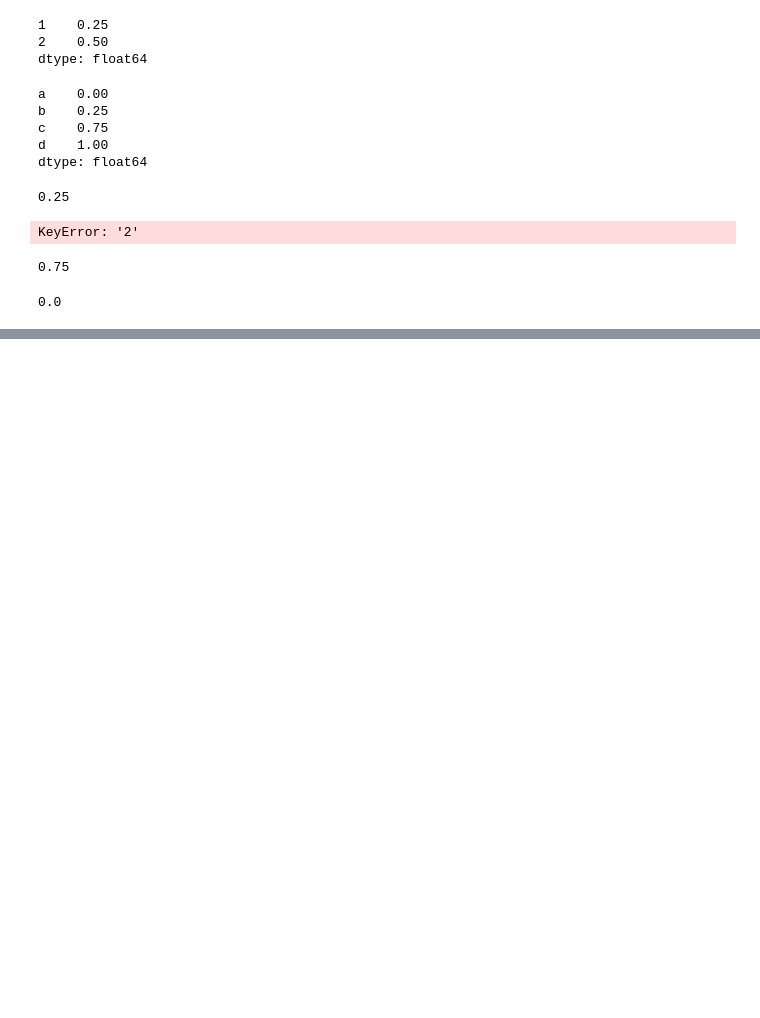
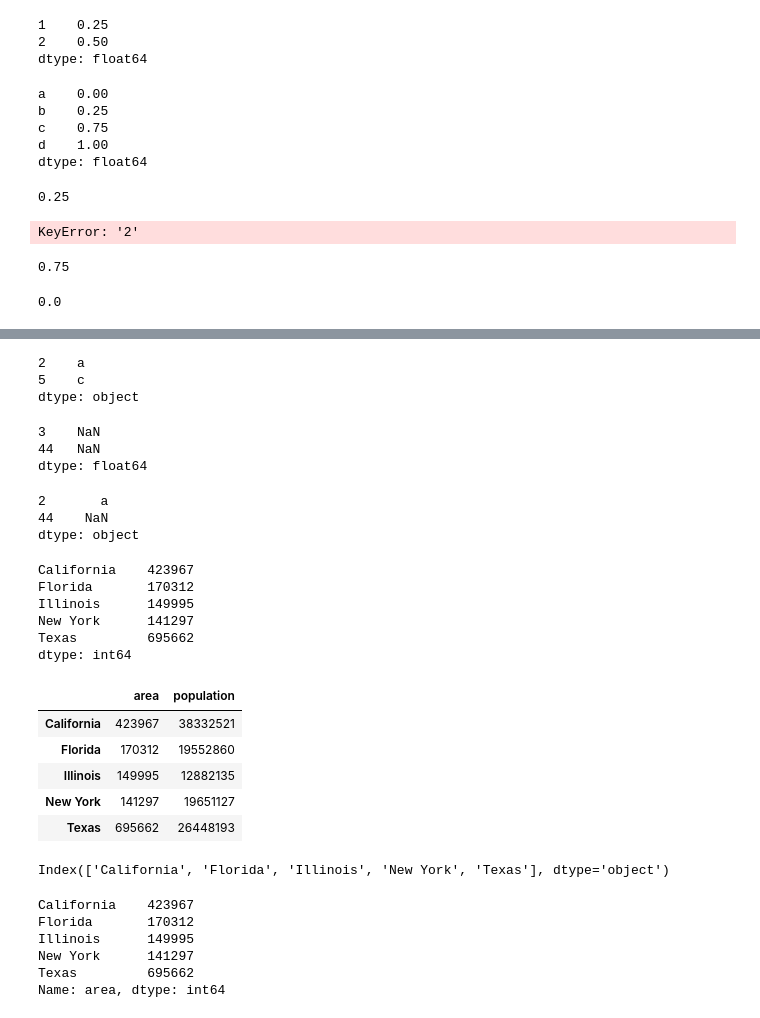
Before and after one commit to alokkshukla/PythonDataScienceHandbook, a Jupyter notebook: notebooks/Pandas.ipynb, the cells around one changed output, grey strips where cells are left out. Drawn from its saved outputs; the diff is of its cells as text; code cells hidden in the pictures; blank space fills up the shorter version.

```diff
--- a/notebooks/Pandas.ipynb
+++ b/notebooks/Pandas.ipynb
@@ -66,0 +65,7 @@ population_dict = {'California':38332521,}
+# %%
+population_dict = {'California':38332521,'Texas': 26448193,
+                           'New York': 19651127,
+                           'Florida': 19552860,
+                           'Illinois': 12882135}
+# %%
+population = pd.Series(population_dict)
@@ -66,0 +93,55 @@ population_dict = {'California':38332521,}
+# %%
+pd.Series({2:'a',5:'c'})
+# %% [output]
+2    a
+5    c
+dtype: object
+# %%
+pd.Series({2:'a',1:'e',6:'7'},index=[3,44])
+# %% [output]
+3    NaN
+44   NaN
+dtype: float64
+# %%
+pd.Series({2:'a',1:'e',6:'7'},index=[2,44])
+# %% [output]
+2       a
+44    NaN
+dtype: object
+# %%
+area_dict = {'California': 423967, 'Texas': 695662, 'New York': 141297,
+             'Florida': 170312, 'Illinois': 149995}
+# %%
+area = pd.Series(area_dict)
+area
+# %% [output]
+California    423967
+Florida       170312
+Illinois      149995
+New York      141297
+Texas         695662
+dtype: int64
+# %%
+states = pd.DataFrame({'population': population,
+                               'area': area})
+states
+# %% [output]
+|  | area | population |
+| California | 423967 | 38332521 |
+| Florida | 170312 | 19552860 |
+| Illinois | 149995 | 12882135 |
+| New York | 141297 | 19651127 |
+| Texas | 695662 | 26448193 |
+# %%
+states.index
+# %% [output]
+Index(['California', 'Florida', 'Illinois', 'New York', 'Texas'], dtype='object')
+# %%
+states['area']
+# %% [output]
+California    423967
+Florida       170312
+Illinois      149995
+New York      141297
+Texas         695662
+Name: area, dtype: int64
```
Also changed, not shown: parts of 50 cells of this notebook.
